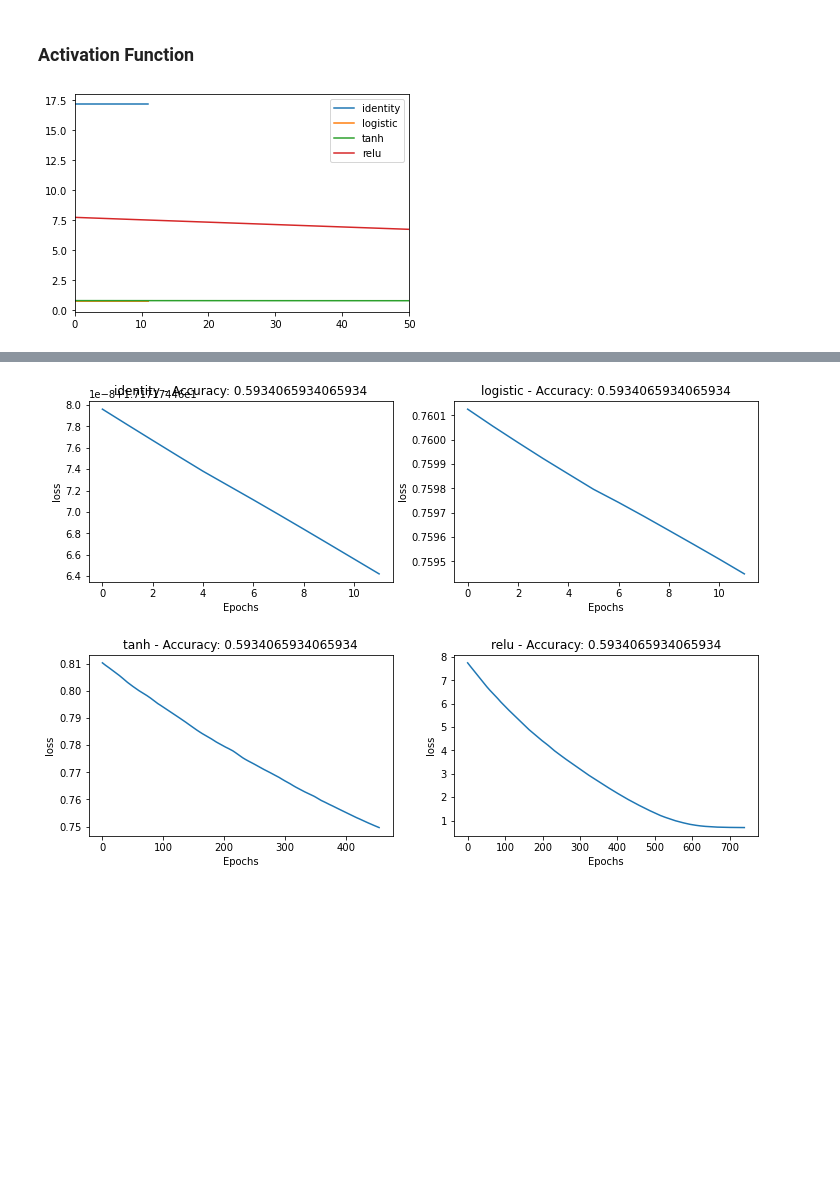
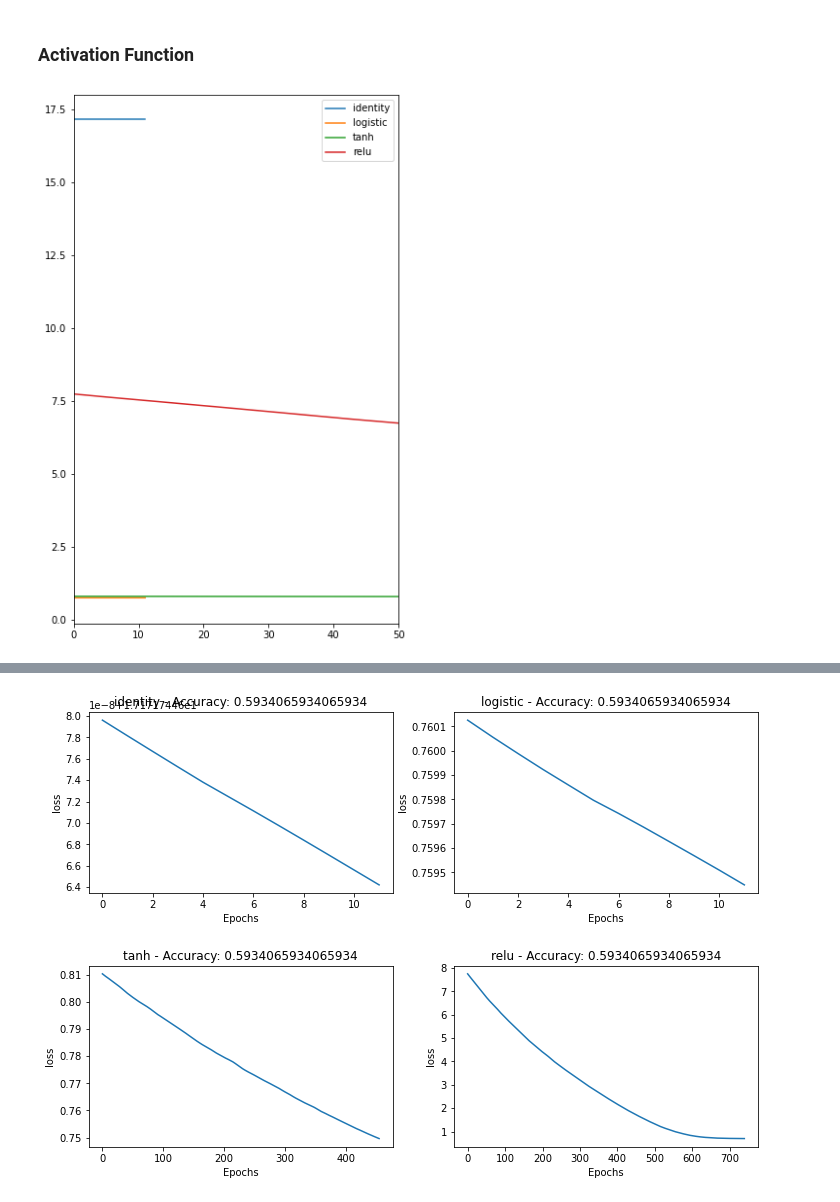
Before and after one commit to jonleesy/F21DLHeartDiseaseClassification, a Jupyter notebook: Model/HeartDisease_Part4.ipynb, the cells around one changed output, grey strips where cells are left out. Cells and saved outputs as stored; diff of their text form; code cells hidden in the pictures; blank space fills up the shorter version.

```diff
--- a/Model/HeartDisease_Part4.ipynb
+++ b/Model/HeartDisease_Part4.ipynb
@@ -151,0 +104,5 @@ Accuracy: 0.845 (0.034)
+# %%
+clf_logReg = LogisticRegression(max_iter=10000)
+clf_logReg.fit(X_train, y_train)
+y_pred_logReg = clf_logReg.predict(X_test)
+getPerformanceMetric(y_test, y_pred_logReg)
@@ -196,21 +172,23 @@ Mean Accuracy of Predictions: 0.5934065934065934
 # %%
 activation_func = ['identity', 'logistic', 'tanh', 'relu']
 
 it_acc = []
 it_loss = []
+
+plt.figure(figsize=(6,10))
 
 for item in activation_func:
     acc, loss = buildMultiLevelPerceptron(item, (4,2), 1000, 0.0001, 0.9, 0.5, single=True)
     it_acc.append(acc)
     it_loss.append(loss)
     plt.plot(loss)
 plt.xlim([0,50])
 plt.legend(activation_func)
 plt.show()
 
 range_sorted = sorted(range(len(it_acc)), key=lambda k: it_acc[k])
 
 for i in range_sorted:
-    print("Accuracy for", activation_func[i], ";", it_acc[i])
+    print("Accuracy for", activation_func[i], ";", it_acc[i], "loss:", np.mean(it_loss[i]))
 # %% [output]
-[figure, old version]
+[figure, new version]
```
Also changed, not shown: parts of 12 cells of this notebook, 1 other file.
